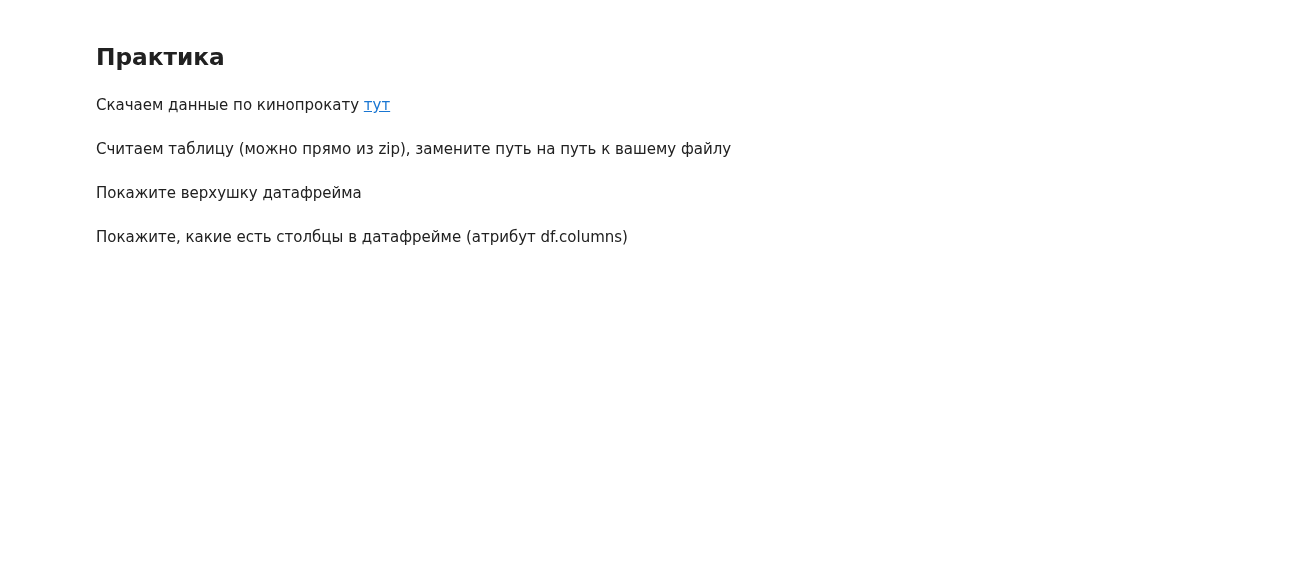
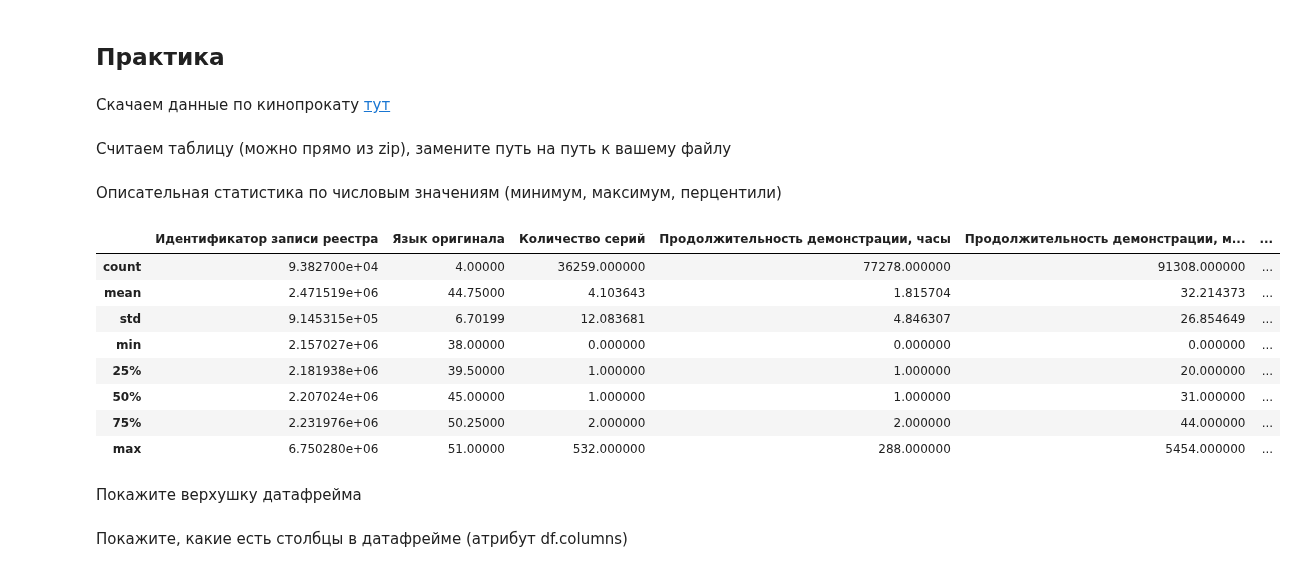
Before and after one commit to hse-ling-python/seminars, a Jupyter notebook: visualization/pandas.ipynb, the cells around one changed output. Drawn from its saved outputs; the diff is of its cells as text; code cells hidden in the pictures; blank space fills up the shorter version.

```diff
--- a/visualization/pandas.ipynb
+++ b/visualization/pandas.ipynb
@@ -289,8 +317,22 @@ Name: id, Length: 192, dtype: object
 # %% [markdown]
 Считаем таблицу (можно прямо из zip), замените путь на путь к вашему файлу
 # %%
-your_zip = "/home/dkbrz/hse_python/seminars/visualization/data/data-6-structure-3.csv.zip"
+your_zip = "data-7-structure-4.csv.zip"
 df = pd.read_csv(your_zip)
+# %% [markdown]
+Описательная статистика по числовым значениям (минимум, максимум, перцентили)
+# %%
+df.describe()
+# %% [output]
+|  | Идентификатор записи реестра | Язык оригинала | Количество серий | Продолжительность демонстрации, часы | Продолжительность демонстрации, м... | ... |
+| count | 9.382700e+04 | 4.00000 | 36259.000000 | 77278.000000 | 91308.000000 | ... |
+| mean | 2.471519e+06 | 44.75000 | 4.103643 | 1.815704 | 32.214373 | ... |
+| std | 9.145315e+05 | 6.70199 | 12.083681 | 4.846307 | 26.854649 | ... |
+| min | 2.157027e+06 | 38.00000 | 0.000000 | 0.000000 | 0.000000 | ... |
+| 25% | 2.181938e+06 | 39.50000 | 1.000000 | 1.000000 | 20.000000 | ... |
+| 50% | 2.207024e+06 | 45.00000 | 1.000000 | 1.000000 | 31.000000 | ... |
+| 75% | 2.231976e+06 | 50.25000 | 2.000000 | 2.000000 | 44.000000 | ... |
+| max | 6.750280e+06 | 51.00000 | 532.000000 | 288.000000 | 5454.000000 | ... |
 # %% [markdown]
 Покажите верхушку датафрейма
 # %% [markdown]
```
Also changed, not shown: parts of 7 cells of this notebook.
